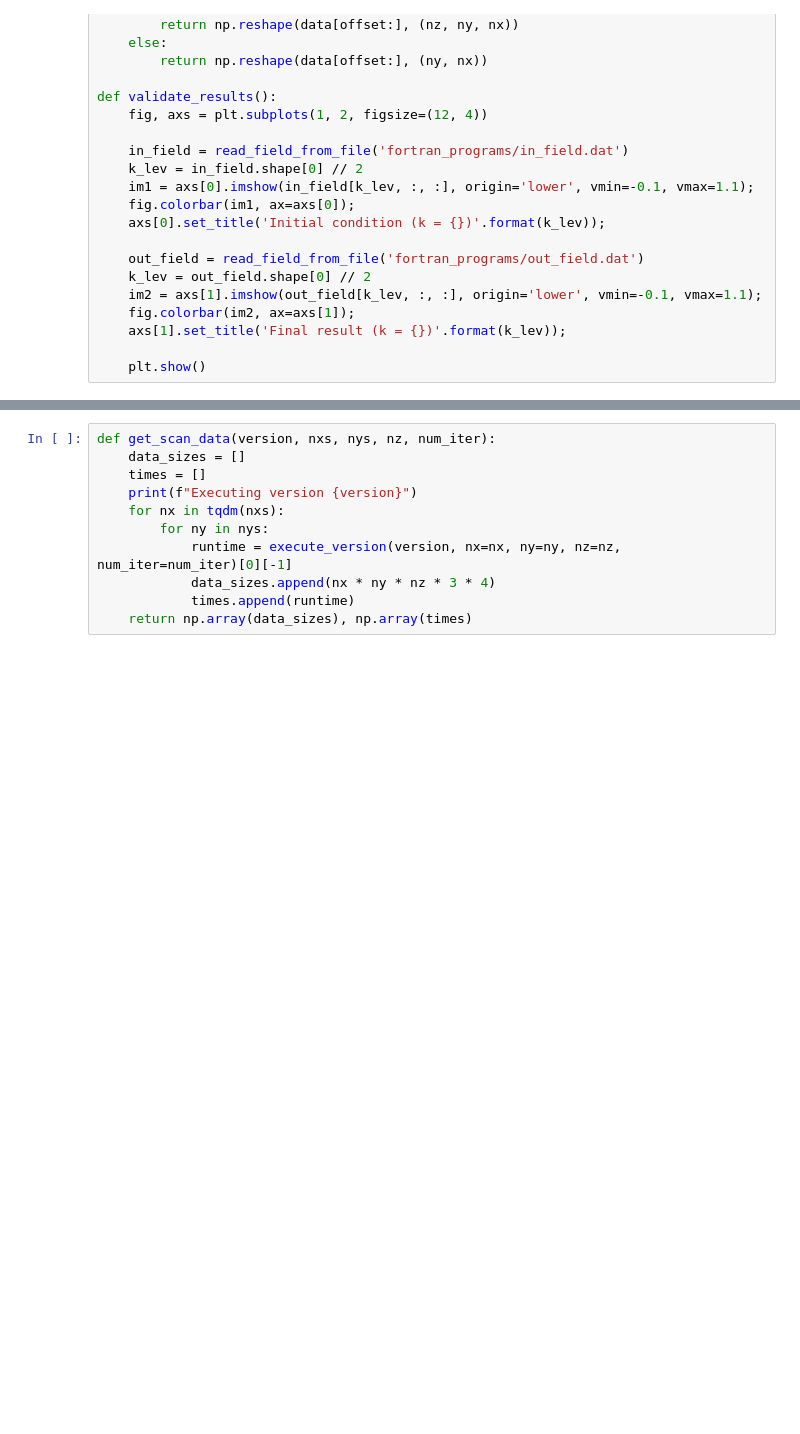
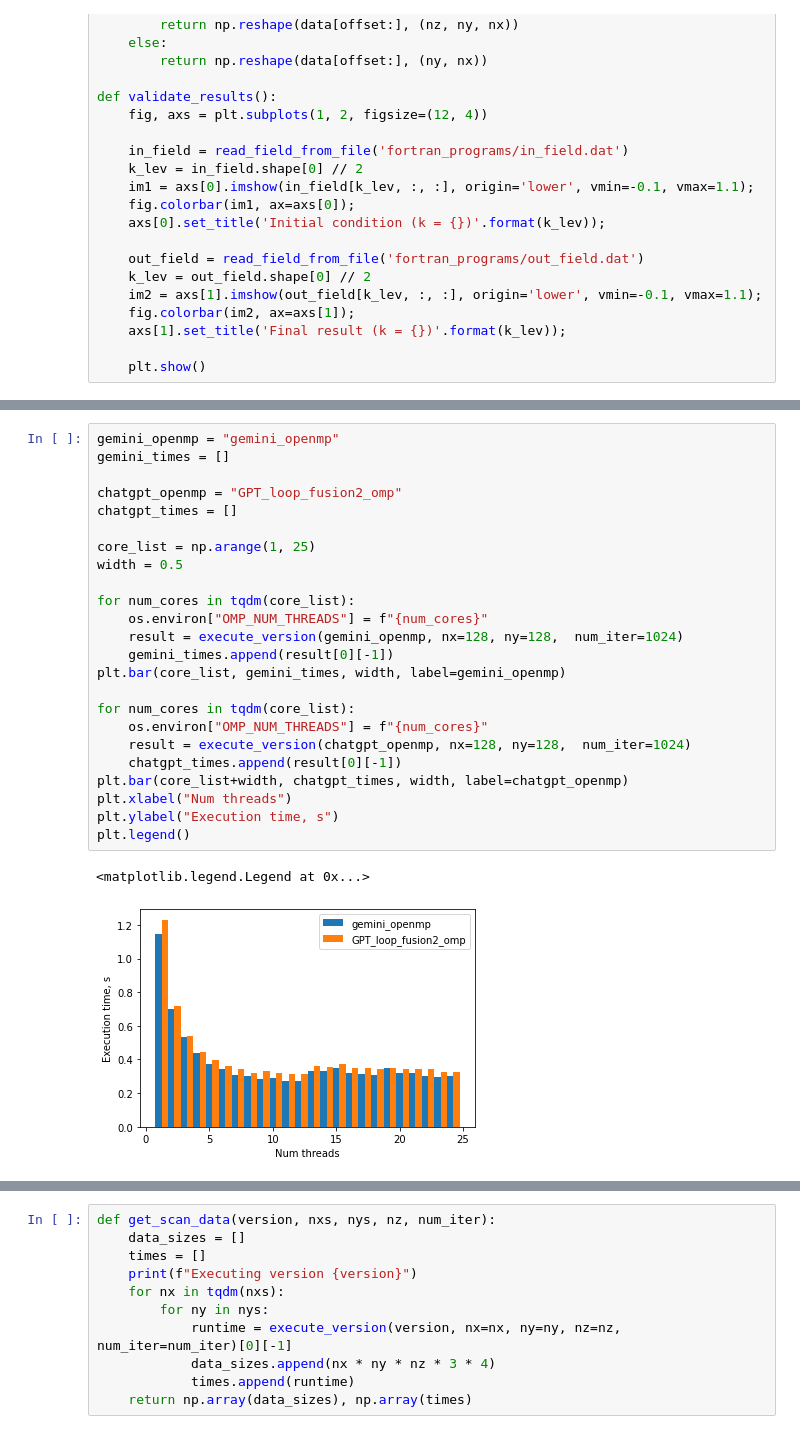
Before and after one commit to pavellippov/HPC4WC_Project12_AI_assited_optimization, a Jupyter notebook: gemini_optimization.ipynb, the cells around one changed output, grey strips where cells are left out. Saved outputs shown, nothing was run; the diff lists cells and outputs as text; blank space fills up the shorter version.

```diff
--- a/gemini_optimization.ipynb
+++ b/gemini_optimization.ipynb
@@ -125,0 +150,27 @@ print(result)
+# %%
+gemini_openmp = "gemini_openmp"
+gemini_times = []
+
+chatgpt_openmp = "GPT_loop_fusion2_omp"
+chatgpt_times = []
+
+core_list = np.arange(1, 25)
+width = 0.5
+
+for num_cores in tqdm(core_list):
+    os.environ["OMP_NUM_THREADS"] = f"{num_cores}"
+    result = execute_version(gemini_openmp, nx=128, ny=128,  num_iter=1024)
+    gemini_times.append(result[0][-1])
+plt.bar(core_list, gemini_times, width, label=gemini_openmp)
+
+for num_cores in tqdm(core_list):
+    os.environ["OMP_NUM_THREADS"] = f"{num_cores}"
+    result = execute_version(chatgpt_openmp, nx=128, ny=128,  num_iter=1024)
+    chatgpt_times.append(result[0][-1])
+plt.bar(core_list+width, chatgpt_times, width, label=chatgpt_openmp)
+plt.xlabel("Num threads")
+plt.ylabel("Execution time, s")
+plt.legend()
+# %% [output]
+<matplotlib.legend.Legend at 0x...>
+[figure, added]
```
Also changed, not shown: parts of 13 cells of this notebook, 4 other files.
